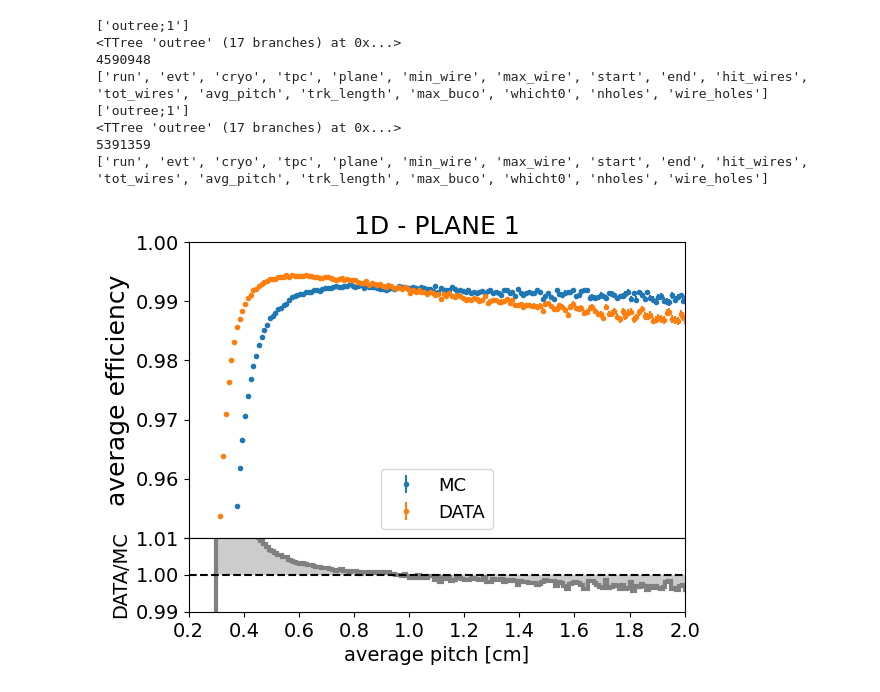
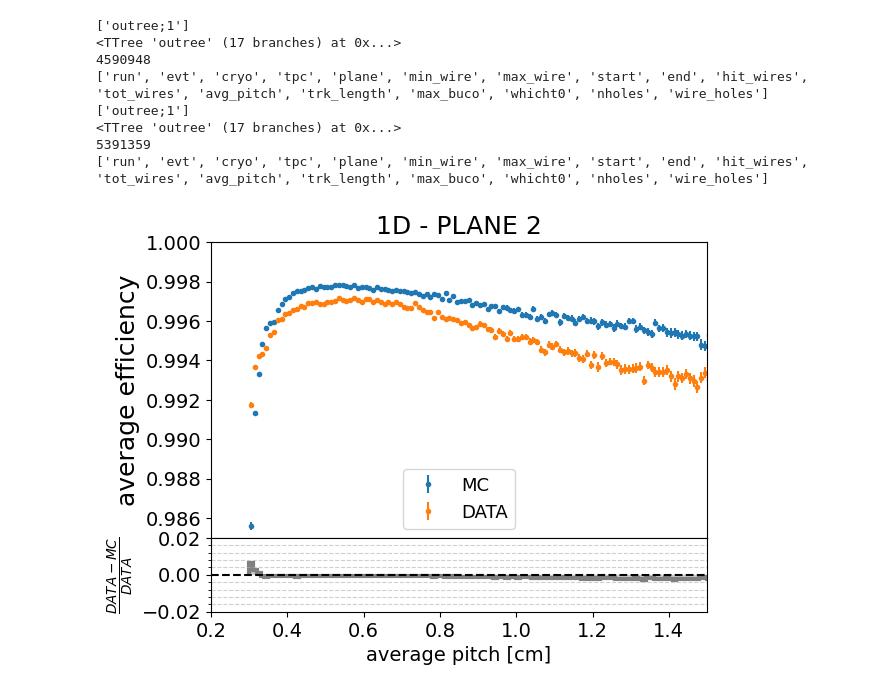
Before and after one commit to NicolaSommaggio/NicolaICARUS, a Jupyter notebook: systematics/ReadEffTree.ipynb, the cells around one changed output. Drawn from its saved outputs; the diff is of its cells as text; code cells hidden in the pictures.

Commit message:
plot hit efficiency (data - mc)/data

```diff
--- a/systematics/ReadEffTree.ipynb
+++ b/systematics/ReadEffTree.ipynb
@@ -201,7 +227,7 @@ max_buco_DATA_1d = tree_DATA_1d["max_buco"].array(library="np")
 5391359
 ['run', 'evt', 'cryo', 'tpc', 'plane', 'min_wire', 'max_wire', 'start', 'end', 'hit_wires', 'tot_wires', 'avg_pitch', 'trk_length', 'max_buco', 'whicht0', 'nholes', 'wire_holes']
 # %%
-PLANE = 1
+PLANE = 2
 
 mask_MC = (plane_MC_1d == PLANE) & (max_buco_MC_1d < 10)
 mask_DATA = (plane_DATA_1d == PLANE) & (max_buco_DATA_1d < 10)
@@ -231,7 +257,7 @@ x_centers_DATA_1d = 0.5 * (x_edges_DATA_1d[:-1] + x_edges_DATA_1d[1:])
 counts_DATA_1d, _ = np.histogram(average_pitch_DATA_1d, bins=400, range=(0,4))
 err_y_DATA_1d = std_y_DATA_1d / np.sqrt(counts_DATA_1d)
 
-data_mc_ratio = [data / mc for data,mc in zip(mean_y_DATA_1d,mean_y_MC_1d)]
+data_mc_ratio = [(data - mc)/data for data,mc in zip(mean_y_DATA_1d,mean_y_MC_1d)]
 
 fig = plt.figure()
 
@@ -249,8 +275,8 @@ labels = ax.get_yticklabels()
 labels[0].set_visible(False)
 plt.title("1D - PLANE {}".format(PLANE), fontsize = 18)
 plt.legend(loc = 'lower center', fontsize = 13)
-plt.xlim(0.2,2)
-plt.ylim(0.95,1.)
+plt.xlim(0.2,1.5)
+plt.ylim(0.985,1.)
 
 plt.setp(plt.gca().get_xticklabels(), visible=False)
 plt.gca().tick_params(labelbottom=False)
@@ -258,36 +284,40 @@ plt.gca().tick_params(labelbottom=False)
 plt.subplot(gs[1])
 
 dx = x_centers_MC_1d[1] - x_centers_MC_1d[0]
 
 edges = np.concatenate([
     [x_centers_MC_1d[0] - dx/2],
     x_centers_MC_1d[:-1] + dx/2,
     [x_centers_MC_1d[-1] + dx/2]
 ])
 
 plt.stairs(data_mc_ratio,edges,fill=False,lw=3,color='gray')
 
 plt.fill_between(
 edges[:-1],
-1,
+0,
 data_mc_ratio,
 step='post',
 alpha=0.4,
 color='gray',
 lw=0
 )
 
 plt.xticks(fontsize=14)
 plt.yticks(fontsize=14)
 
-plt.xlim(0.2,2)
-plt.ylim(0.99, 1.01)
+plt.xlim(0.2,1.5)
+plt.ylim(-0.02, 0.02)
 
-plt.axhline(1.0, color='black', linestyle='--')
+plt.gca().yaxis.set_minor_locator(AutoMinorLocator(5))
+plt.grid(axis='y', which='minor', linestyle='--', alpha=0.6)
+
+
+plt.axhline(0, color='black', linestyle='--')
 
 plt.xlabel('average pitch [cm]', fontsize=14)
-plt.ylabel('DATA/MC', fontsize=14)
+plt.ylabel(r'$\frac{DATA - MC}{DATA}$', fontsize=14)
 
 plt.savefig(f"1D_plane{PLANE}_hit_efficiency_ratio.pdf", format ='pdf', bbox_inches = "tight")
 # %% [output]
-[figure, old version]
+[figure, new version]
```
Also changed, not shown: parts of 6 cells of this notebook, 16 other files.
